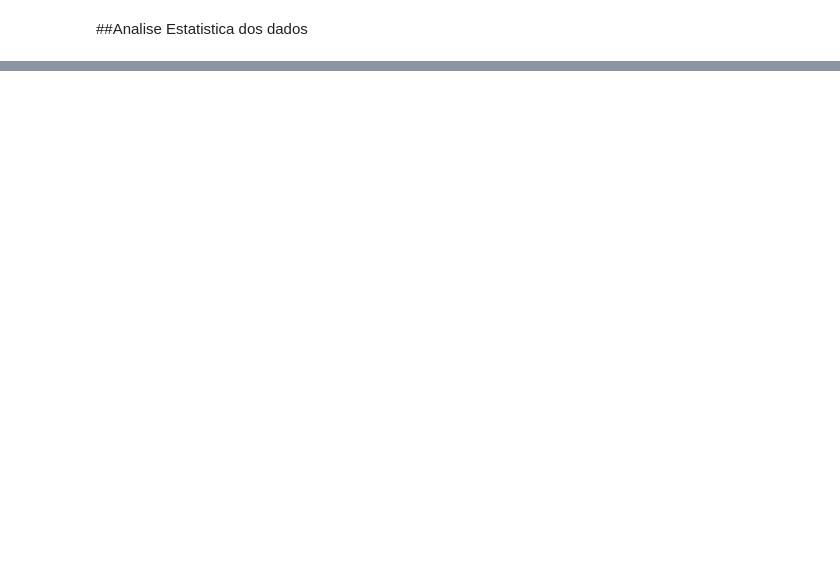
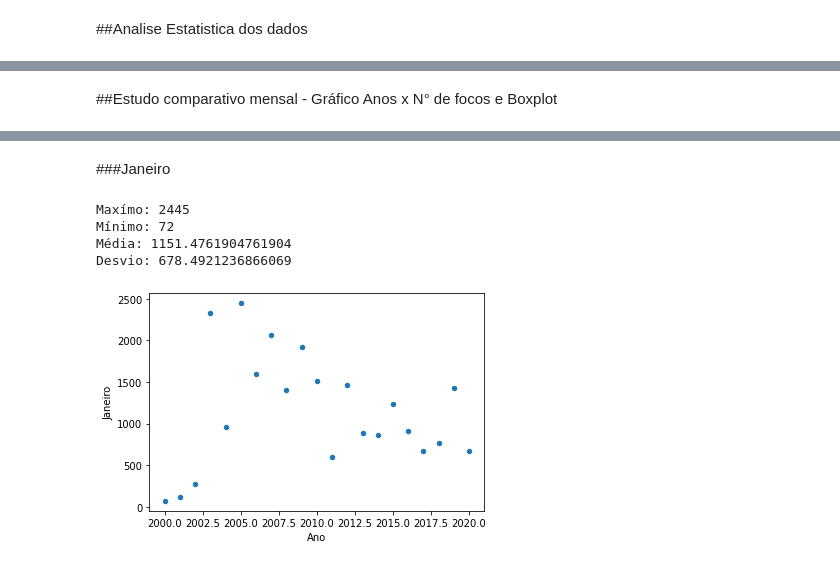
Before and after one commit to wanderson-r-marques/analise-dos-dados-de-queimadas, a Jupyter notebook: Analise_Nordeste.ipynb, the cells around one changed output, grey strips where cells are left out. Saved outputs shown, nothing was run; the diff lists cells and outputs as text; code cells hidden in the pictures; blank space fills up the shorter version.

```diff
--- a/Analise_Nordeste.ipynb
+++ b/Analise_Nordeste.ipynb
@@ -170,3 +175,5 @@ Name: Ano, dtype: int64
+# %% [markdown]
+##Estudo comparativo mensal - Gráfico Anos x N° de focos e Boxplot
 # %%
 titX = dict(title = 'Anos')
 titY = dict(title = 'Queimadas')
@@ -184,6 +191,21 @@ fig1.update_layout(
 fig1.show()
 # %% [output]
 [interactive output not drawn]
+# %% [markdown]
+###Janeiro
+# %%
+max_jan = df.max()["Janeiro"]
+min_jan = df.min()["Janeiro"]
+med_jan = df.mean()["Janeiro"]
+desv_jan = df.std()["Janeiro"]
+df.plot.scatter(x='Ano',y="Janeiro")
+print(f"Maxímo: {max_jan} \nMínimo: {min_jan} \nMédia: {med_jan} \nDesvio: {desv_jan}")
+# %% [output]
+Maxímo: 2445
+Mínimo: 72
+Média: 1151.4761904761904
+Desvio: 678.4921236866069
+[figure, added]
 # %%
 px.box(df['Janeiro'])
 # %% [output]
```
Also changed, not shown: parts of 59 cells of this notebook.
